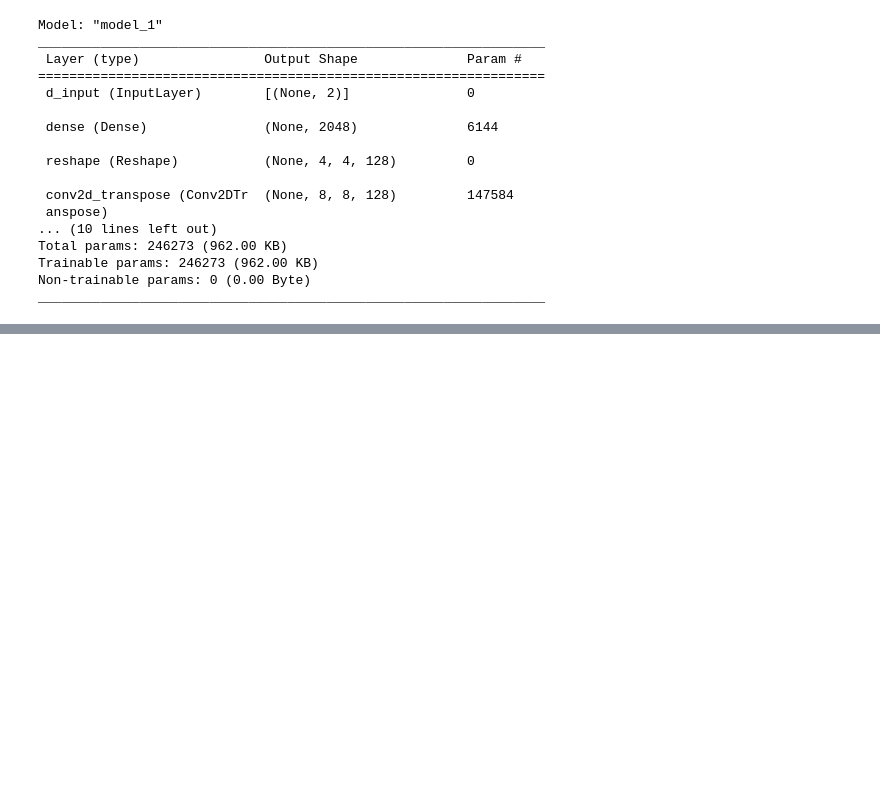
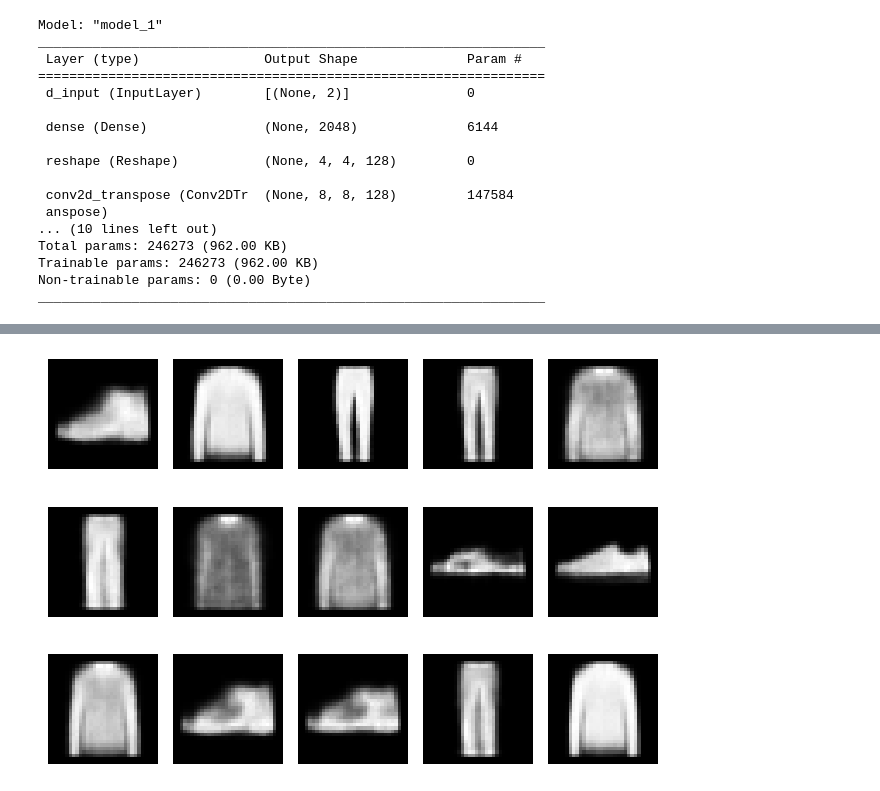
Before and after one commit to NastyaStrashnova/GenAITests, a Jupyter notebook: Autoencoder 1.0.ipynb, the cells around one changed output, grey strips where cells are left out. Cells and saved outputs as stored; diff of their text form; code cells hidden in the pictures; blank space fills up the shorter version.

```diff
--- a/Autoencoder 1.0.ipynb
+++ b/Autoencoder 1.0.ipynb
@@ -117,0 +146,21 @@ _________________________________________________________________
+# %%
+model_history = callbacks.ModelCheckpoint(
+    filepath="./checkpoint",
+    save_weights_only=False,
+    save_freq="epoch",
+    monitor="loss",
+    mode="min",
+    save_best_only=True,
+    verbose=0,
+)
+tensorboard_callback = callbacks.TensorBoard(log_dir="./logs")
+# %%
+autoencoder.fit(
+    x_train,
+    x_train,
+    epochs = 3,
+    batch_size=100,
+    shuffle=True,
+    validation_data=(x_train,x_train),
+    callbacks=[model_history, tensorboard_callback]
+)
@@ -117,0 +178,3 @@ _________________________________________________________________
+# %%
+example_images = x_test[:50]
+predictions = autoencoder.predict(example_images)
@@ -117,0 +193,10 @@ _________________________________________________________________
+# %%
+for i in range(15):
+    plt.subplot(3, 5, i + 1)
+    plt.imshow(predictions[i], cmap='gray')
+    plt.axis('off')
+
+plt.tight_layout()
+plt.show()
+# %% [output]
+[figure, added]
```
Also changed, not shown: parts of 14 cells of this notebook, 7 other files.
